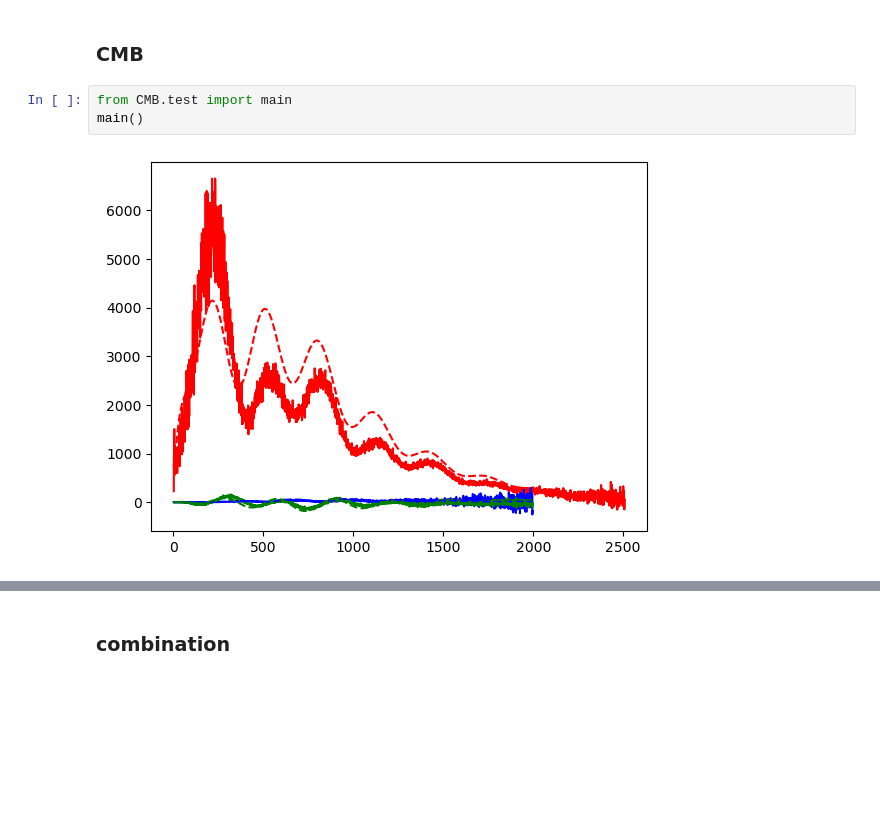
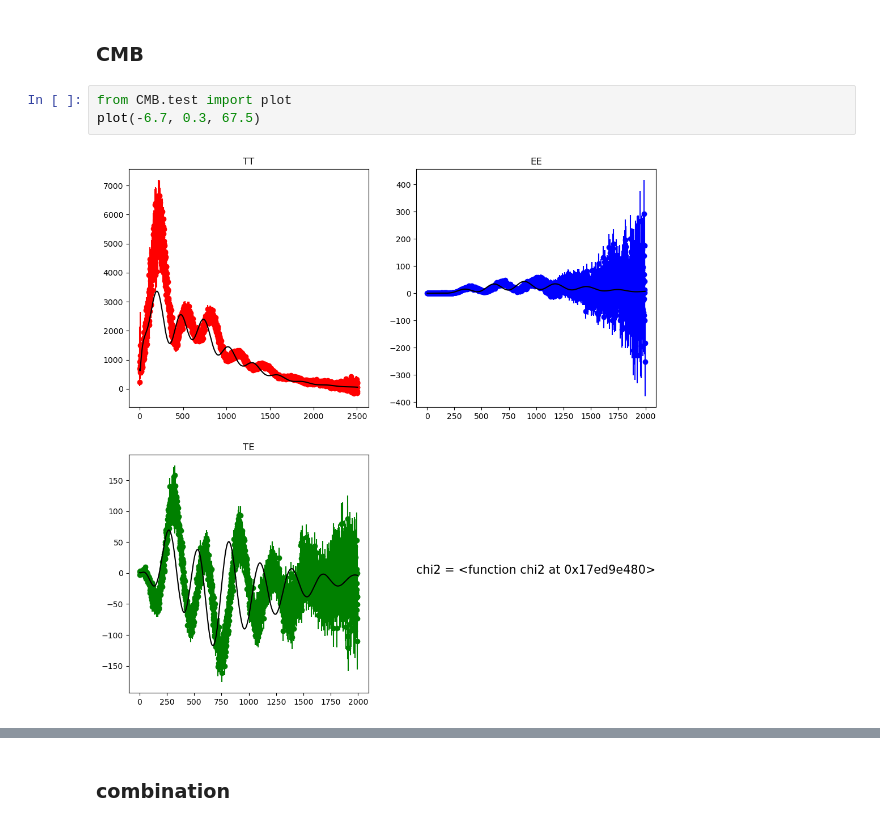
Before and after one commit to kaltsit33/IDM, a Jupyter notebook: all_in_one.ipynb, the cells around one changed output, grey strips where cells are left out. Cells and saved outputs as stored; diff of their text form; blank space fills up the shorter version.

```diff
--- a/all_in_one.ipynb
+++ b/all_in_one.ipynb
@@ -132,11 +132,11 @@ The PostScript backend does not support transparency; partially transparent arti
 [figure]
 # %% [markdown]
 ### CMB
-# %%
-from CMB.test import main
-main()
-# %% [output]
-[figure, removed]
+# %%
+from CMB.test import plot
+plot(-6.7, 0.3, 67.5)
+# %% [output]
+[figure, added]
 # %%
 import multiprocessing as mp
 from CMB.result import main
```
Also changed, not shown: parts of 1 cell of this notebook, 19 other files.
